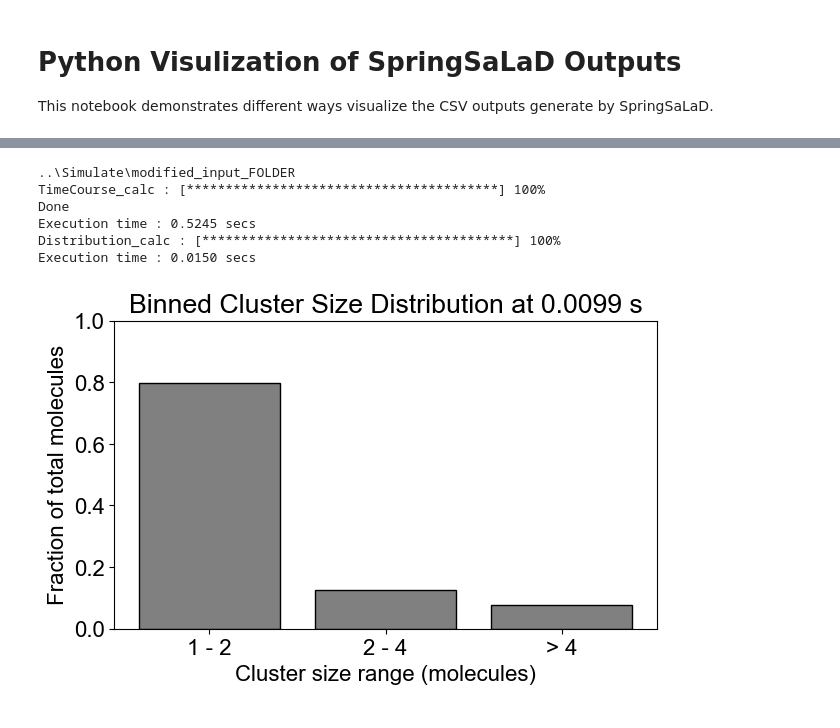
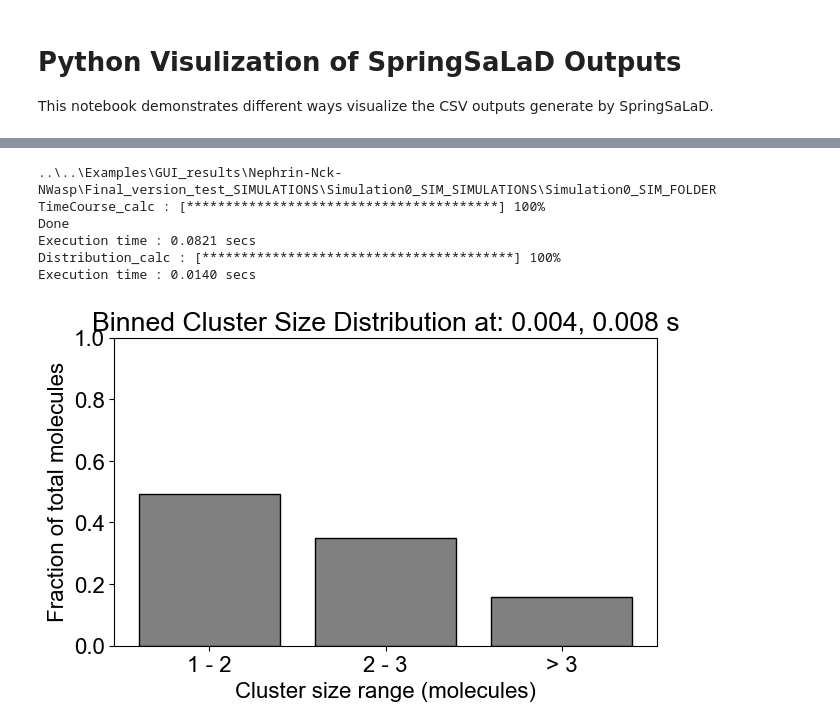
Before and after one commit to SpringSaLaDpy/SpringSaLaDpy_demo, a Jupyter notebook: Examples/Visualize/analysis.ipynb, the cells around one changed output, grey strips where cells are left out. Cells and saved outputs as stored; diff of their text form; code cells hidden in the pictures.

```diff
--- a/Examples/Visualize/analysis.ipynb
+++ b/Examples/Visualize/analysis.ipynb
@@ -12,8 +12,8 @@ from saladpy.MolDraw.MolDraw_exec import display_molecules
 from saladpy.format_directory import format_directory
 # %%
 #Create the relative path to your desired SIMULATIONS or FOLDER directory
-#search_directory = os.path.join('..', '..', 'Examples', 'GUI_results', 'Nephrin-Nck-NWasp', 'Final_version_test_SIMULATIONS', 'Simulation0_SIM_SIMULATIONS')
-search_directory = os.path.join('..', 'Simulate', 'modified_input_FOLDER')
+search_directory = os.path.join('..', '..', 'Examples', 'GUI_results', 'Nephrin-Nck-NWasp', 'Final_version_test_SIMULATIONS', 'Simulation0_SIM_SIMULATIONS')
+#search_directory = os.path.join('..', 'Simulate', 'modified_input_FOLDER')
 
 #if the current path goes to a SIMULATIONS direcotry, convert it to the FOLDER directory one level down
 search_directory = format_directory(search_directory)
@@ -108,10 +129,10 @@ Execution time : 0.0105 secs
 # %%
-Histogram.plot(search_directory, times=[], bins=[1,2,4])
+Histogram.plot(search_directory, times=[0.008, 0.004], bins=[1,2,3])
 # %% [output]
-..\Simulate\modified_input_FOLDER
+..\..\Examples\GUI_results\Nephrin-Nck-NWasp\Final_version_test_SIMULATIONS\Simulation0_SIM_SIMULATIONS\Simulation0_SIM_FOLDER
 TimeCourse_calc : [****************************************] 100%
 Done
-Execution time : 0.5245 secs
+Execution time : 0.0821 secs
 Distribution_calc : [****************************************] 100%
-Execution time : 0.0150 secs
+Execution time : 0.0140 secs
-[figure, old version]
+[figure, new version]
```
Also changed, not shown: parts of 25 cells of this notebook, 41 other files.
